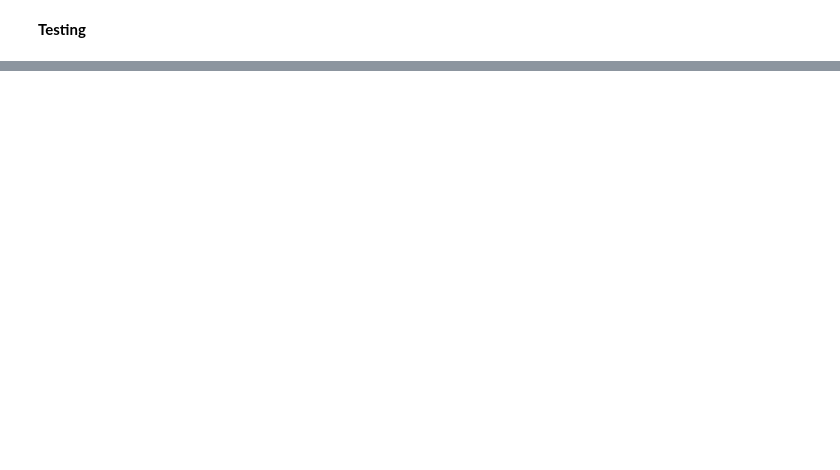
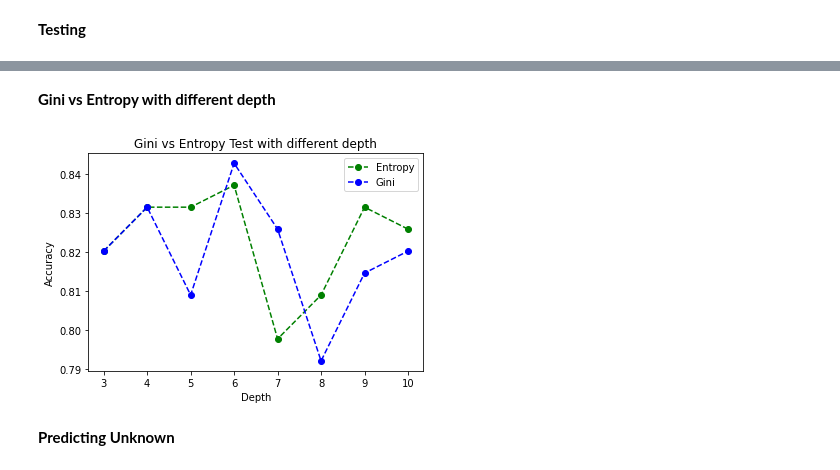
Before and after one commit to URAmiRBin/datamining-exercises, a Jupyter notebook: decision-tree/jupyter-titanic.ipynb, the cells around one changed output, grey strips where cells are left out. Saved outputs shown, nothing was run; the diff lists cells and outputs as text; code cells hidden in the pictures; blank space fills up the shorter version.

```diff
--- a/decision-tree/jupyter-titanic.ipynb
+++ b/decision-tree/jupyter-titanic.ipynb
@@ -282,0 +347,48 @@ accuracy_score(y, predicc)
+# %% [markdown]
+**Gini vs Entropy with different depth**
+# %%
+def break_df():
+    shuffled_df = shuffle(train_df)
+    train_set = shuffled_df.head(int(train_size))
+    test_set = shuffled_df.tail(int(test_size))
+
+    X_train = train_set[features]
+    y_train = train_set['Survived']
+    X_test = test_set[features]
+    y_test = test_set['Survived']
+
+    return X_train, y_train, X_test, y_test
+
+def compare_dt(start, end, step = 1):
+    X_train, y_train, X_test, y_test = break_df()
+    criterions = ['gini', 'entropy']
+    n = end + 1 - start
+    train_results = []
+    test_results = []
+
+    for c in criterions:
+        for i in range(start, end + 1, step):
+            clf = tree.DecisionTreeClassifier(random_state=0, max_depth=i, criterion=c)
+            clf = clf.fit(X_train, y_train)
+            test_results.append(accuracy_score(y_test, clf.predict(X_test)))
+
+    return list(range(start, end + 1, step)), test_results[0:n], test_results[n:n*2]
+
+
+d, test_gini, test_ent = compare_dt(3, 10)
+# %%
+import matplotlib.pyplot as plt
+%matplotlib inline
+
+plt.plot(d, test_gini, linestyle='--', marker='o', color='g')
+plt.plot(d, test_ent, linestyle='--', marker='o', color='b')
+
+plt.legend(('Entropy', 'Gini'))
+plt.title("Gini vs Entropy Test with different depth")
+plt.xlabel("Depth")
+plt.ylabel("Accuracy")
+plt.show()
+# %% [output]
+[figure, added]
+# %% [markdown]
+**Predicting Unknown**
```
Also changed, not shown: parts of 19 cells of this notebook, 2 other files.
